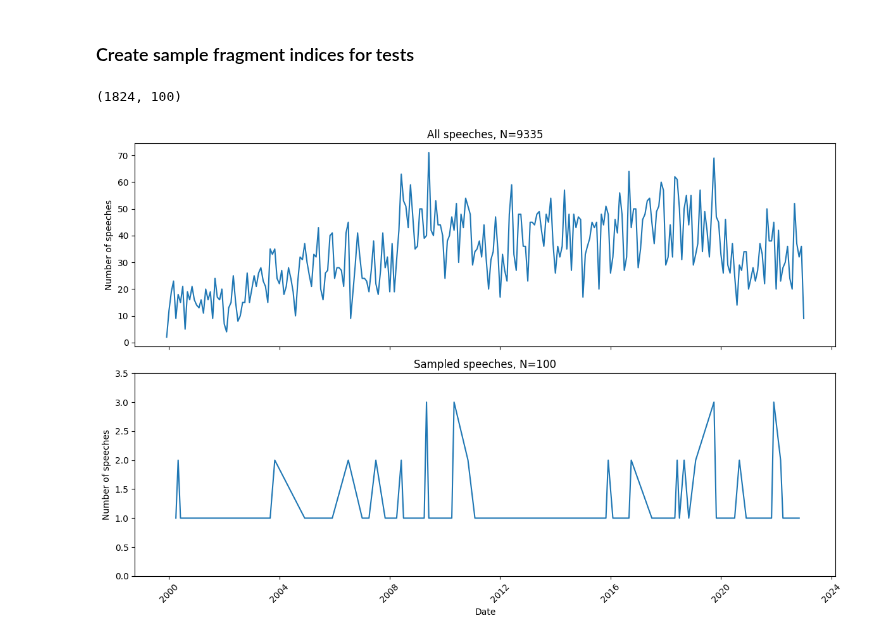
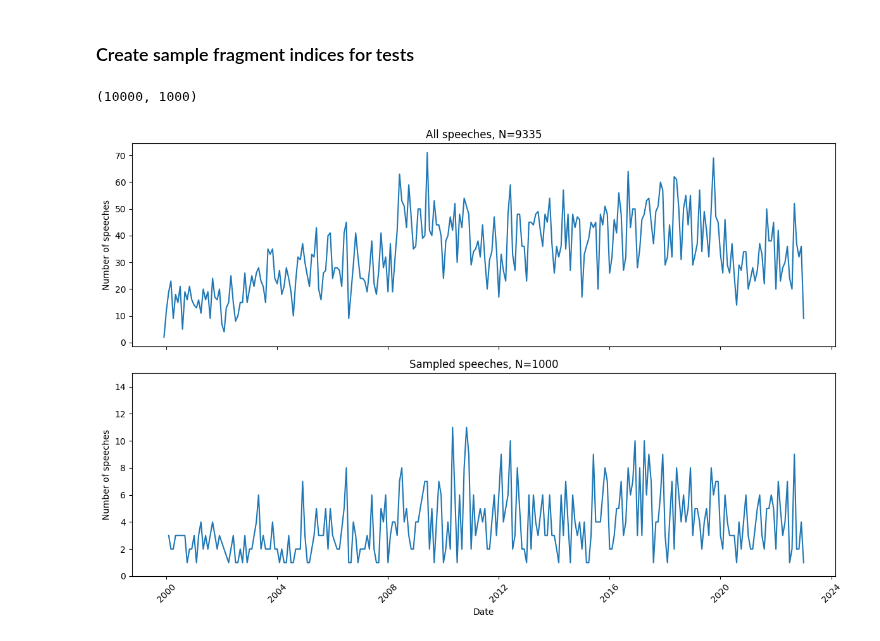
Before and after one commit to grzegorzZ1/masters_2025_nlp, a Jupyter notebook: app/database_utils/indices/index_creation.ipynb, the cells around one changed output. Drawn from its saved outputs; the diff is of its cells as text; code cells hidden in the pictures.

```diff
--- a/app/database_utils/indices/index_creation.ipynb
+++ b/app/database_utils/indices/index_creation.ipynb
@@ -44,7 +44,7 @@ es_client.indices.create(index=CHUNK_3_SAMPLE_FRAGMENTS_INDEX_NAME, ignore=400)
 es_client.indices.delete(index=SAMPLE_FRAGMENTS_INDEX_NAME, ignore=[400, 404])
 es_client.indices.create(index=SAMPLE_FRAGMENTS_INDEX_NAME, ignore=400)
 
-N_sample = 100
+N_sample = 1000
 
 speeches = es_client.search(
     index=INDEX_NAME,
@@ -58,7 +58,7 @@ sampled = random.sample(speeches, N_sample)
 sampled_ids = [speech["_id"] for speech in sampled]
 # %%
 sampled_ids = [speech["_id"] for speech in sampled]
-with open("../kg/data/sampled_ids.json", "w") as f:
+with open("../kg/data/sampled_ids_2.json", "w") as f:
     json.dump(sampled_ids, f)
 # %%
 def segment_speech_by_size(text: str, chunk_size: int = 3):
@@ -158,7 +158,7 @@ for hit in sampled_fragments:
 # %%
 len(sampled_fragments), len(sampled_speeches)
 # %% [output]
-(1824, 100)
+(10000, 1000)
 # %%
 sample_dates = [hit["_source"]["date"] for hit in sampled_speeches if hit["_source"].get("date")]
 all_set_dates = [
@@ -194,32 +194,32 @@ monthly_counts_all_sampled = (
     .groupby(df_sample["date"].dt.to_period("M"))
     .size()
     .reset_index(name="count")
 )
 
 monthly_counts_all["date"] = monthly_counts_all["date"].dt.to_timestamp()
 monthly_counts_all_sampled["date"] = monthly_counts_all_sampled["date"].dt.to_timestamp()
 
 fig, axes = plt.subplots(2, 1, figsize=(12, 8), sharex=True)
 
 axes[0].plot(
     monthly_counts_all["date"],
     monthly_counts_all["count"]
 )
 axes[0].set_title(f"All speeches, N={len(all_set_dates)}")
 axes[0].set_ylabel("Number of speeches")
 
-axes[1].set_ylim(bottom=0, top=3.5)
+axes[1].set_ylim(bottom=0, top=15)
 
 axes[1].plot(
     monthly_counts_all_sampled["date"],
     monthly_counts_all_sampled["count"]
 )
 axes[1].set_title(f"Sampled speeches, N={len(sample_dates)}")
 axes[1].set_xlabel("Date")
 axes[1].set_ylabel("Number of speeches")
 
 plt.xticks(rotation=45)
 plt.tight_layout()
 plt.show()
 # %% [output]
-[figure, old version]
+[figure, new version]
```
Also changed, not shown: 20 other files.
